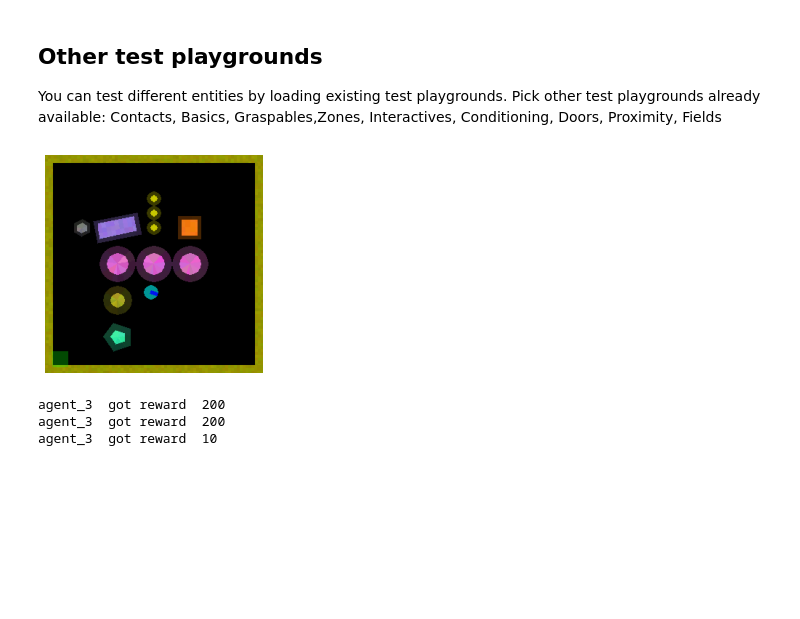
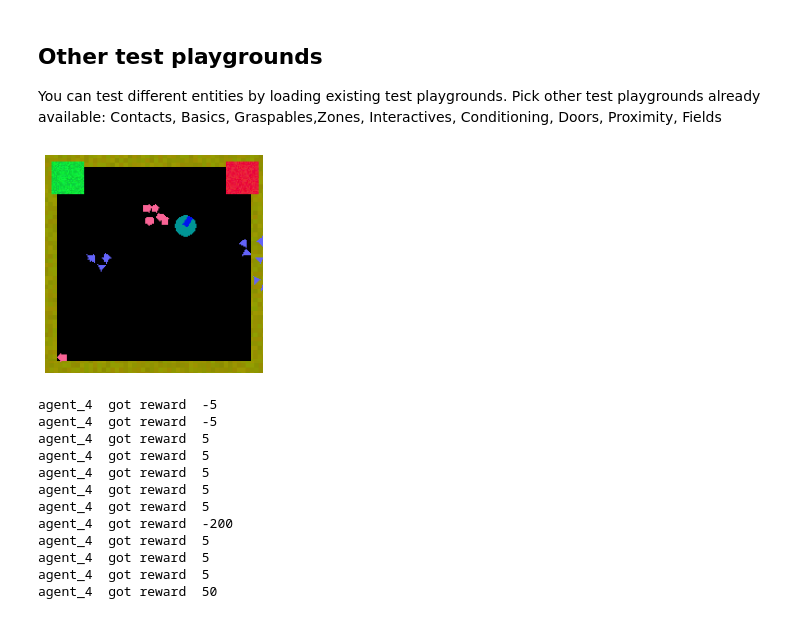
Before and after one commit to gaorkl/simple-playgrounds, a Jupyter notebook: tutorials/jupyter/03_SceneElements.ipynb, the cells around one changed output. Saved outputs shown, nothing was run; the diff lists cells and outputs as text; code cells hidden in the pictures; blank space fills up the shorter version.

```diff
--- a/tutorials/jupyter/03_SceneElements.ipynb
+++ b/tutorials/jupyter/03_SceneElements.ipynb
@@ -111,21 +129,30 @@ engine.terminate()
 You can test different entities by loading existing test playgrounds.
 Pick other test playgrounds already available: Contacts, Basics, Graspables,Zones, Interactives, Conditioning, Doors, Proximity, Fields
 # %%
-from simple_playgrounds.playgrounds.collection.test import Interactives
+from simple_playgrounds.playgrounds.collection.test import Contacts
 
 area_start = PositionAreaSampler((150,150), 'rectangle', width_length=[100, 100])
 my_agent = BaseInteractiveAgent(area_start, controller=Keyboard(), allow_overlapping=False)
-my_playground =Interactives()
+my_playground = Contacts()
 my_playground.add_agent(my_agent)
 engine = Engine(my_playground, 1000, replay=True, screen=True)
 
 plt_image(engine.generate_topdown_image(mode='plt'))
 
 
 engine.run(with_screen=True, print_rewards = True)
 engine.terminate()
 # %% [output]
-[figure, old version]
+[figure, new version]
-agent_3  got reward  200
-agent_3  got reward  200
-agent_3  got reward  10
+agent_4  got reward  -5
+agent_4  got reward  -5
+agent_4  got reward  5
+agent_4  got reward  5
+agent_4  got reward  5
+agent_4  got reward  5
+agent_4  got reward  5
+agent_4  got reward  -200
+agent_4  got reward  5
+agent_4  got reward  5
+agent_4  got reward  5
+agent_4  got reward  50
```
Also changed, not shown: parts of 3 cells of this notebook, 24 other files.
